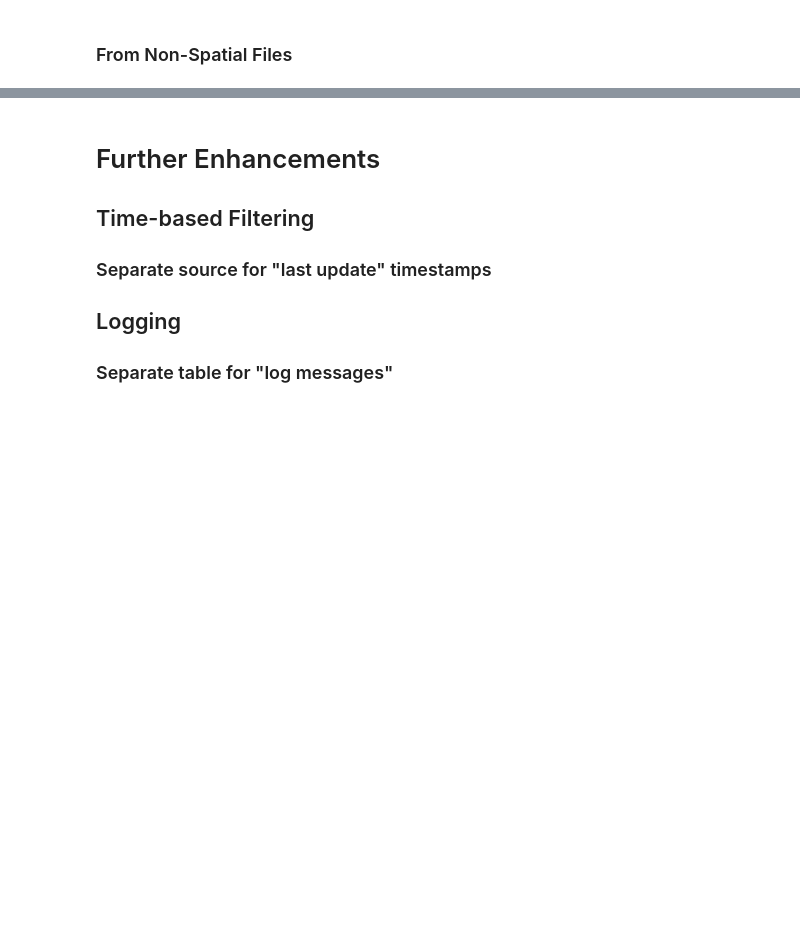
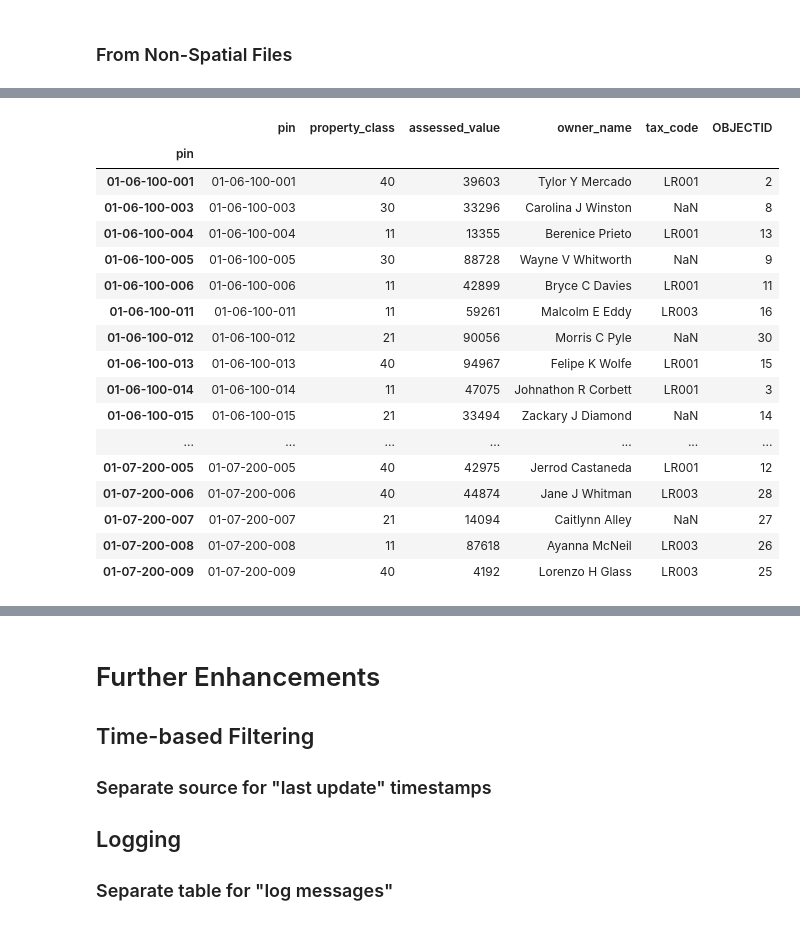
Before and after one commit to jdcarls2/ilgisa-2022, a Jupyter notebook: hosted-copy/hosted-copy.ipynb, the cells around one changed output, grey strips where cells are left out. Cells and saved outputs as stored; diff of their text form; code cells hidden in the pictures; blank space fills up the shorter version.

```diff
--- a/hosted-copy/hosted-copy.ipynb
+++ b/hosted-copy/hosted-copy.ipynb
@@ -228,0 +266,23 @@ d_df.head()
+# %%
+update_a = inner_a[inner_a.index.isin(comp_a.index.to_list())]
+
+update_a
+# %% [output]
+|  | pin | property_class | assessed_value | owner_name | tax_code | OBJECTID |
+| pin |  |  |  |  |  |  |
+| 01-06-100-001 | 01-06-100-001 | 40 | 39603 | Tylor Y Mercado | LR001 | 2 |
+| 01-06-100-003 | 01-06-100-003 | 30 | 33296 | Carolina J Winston | NaN | 8 |
+| 01-06-100-004 | 01-06-100-004 | 11 | 13355 | Berenice Prieto | LR001 | 13 |
+| 01-06-100-005 | 01-06-100-005 | 30 | 88728 | Wayne V Whitworth | NaN | 9 |
+| 01-06-100-006 | 01-06-100-006 | 11 | 42899 | Bryce C Davies | LR001 | 11 |
+| 01-06-100-011 | 01-06-100-011 | 11 | 59261 | Malcolm E Eddy | LR003 | 16 |
+| 01-06-100-012 | 01-06-100-012 | 21 | 90056 | Morris C Pyle | NaN | 30 |
+| 01-06-100-013 | 01-06-100-013 | 40 | 94967 | Felipe K Wolfe | LR001 | 15 |
+| 01-06-100-014 | 01-06-100-014 | 11 | 47075 | Johnathon R Corbett | LR001 | 3 |
+| 01-06-100-015 | 01-06-100-015 | 21 | 33494 | Zackary J Diamond | NaN | 14 |
+| ... | ... | ... | ... | ... | ... | ... |
+| 01-07-200-005 | 01-07-200-005 | 40 | 42975 | Jerrod Castaneda | LR001 | 12 |
+| 01-07-200-006 | 01-07-200-006 | 40 | 44874 | Jane J Whitman | LR003 | 28 |
+| 01-07-200-007 | 01-07-200-007 | 21 | 14094 | Caitlynn Alley | NaN | 27 |
+| 01-07-200-008 | 01-07-200-008 | 11 | 87618 | Ayanna McNeil | LR003 | 26 |
+| 01-07-200-009 | 01-07-200-009 | 40 | 4192 | Lorenzo H Glass | LR003 | 25 |
```
Also changed, not shown: parts of 34 cells of this notebook.
